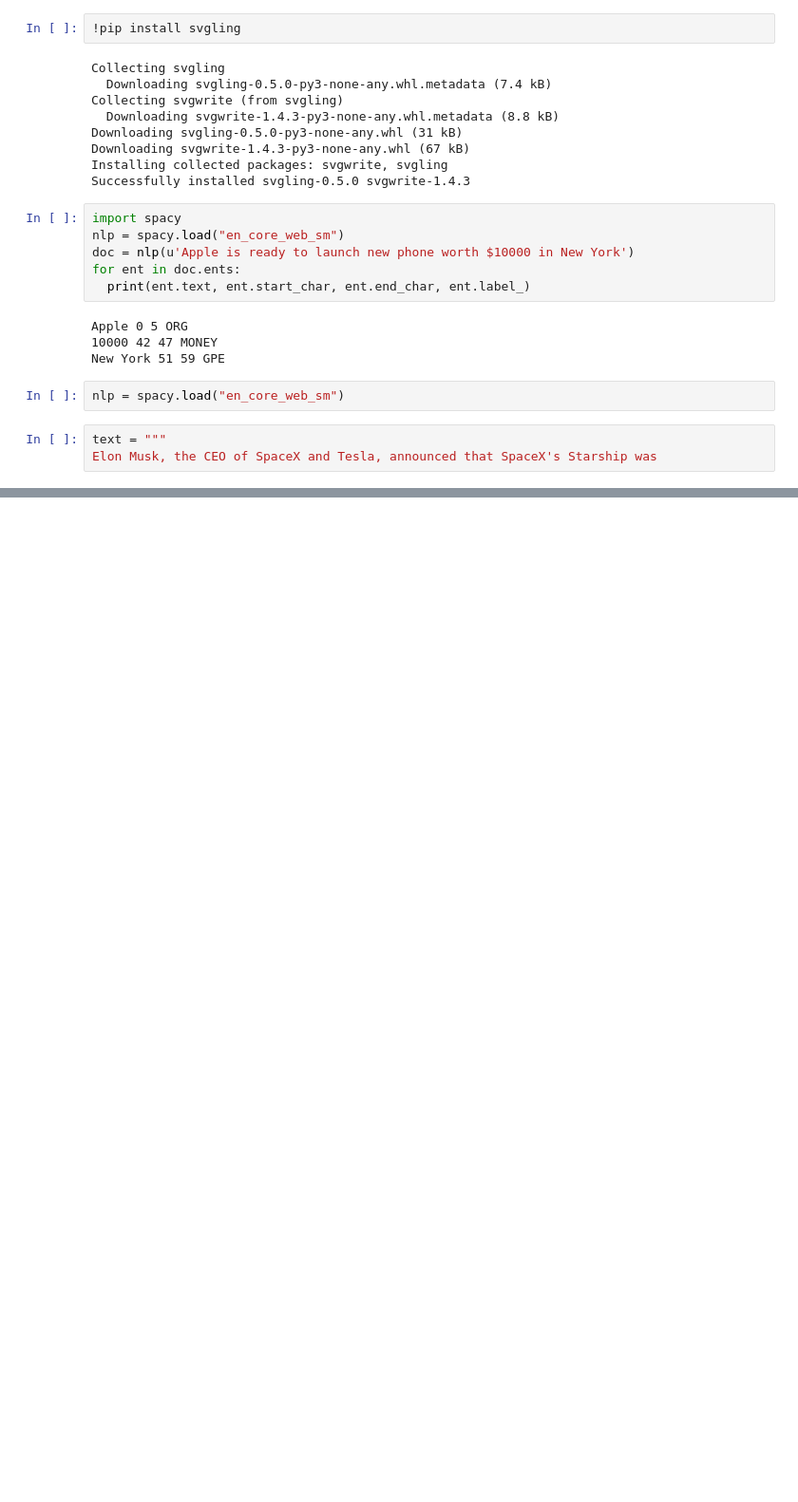
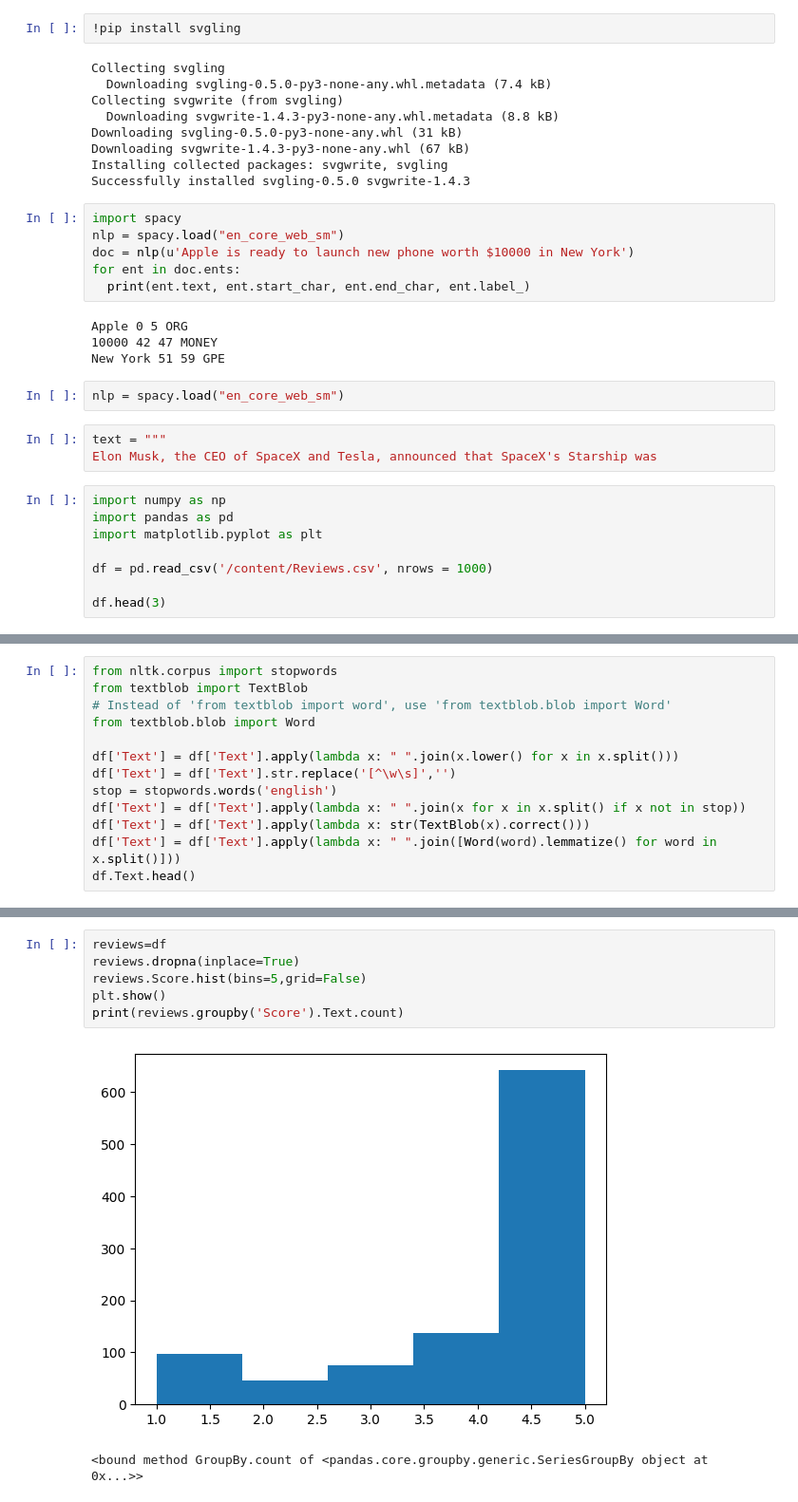
Before and after one commit to srujith7/AD-075, a Jupyter notebook: NER.ipynb, the cells around one changed output, grey strips where cells are left out. Shown: that part at 95% size. Saved outputs shown, nothing was run; the diff lists cells and outputs as text; blank space fills up the shorter version.

```diff
--- a/NER.ipynb
+++ b/NER.ipynb
@@ -67,3 +67,11 @@ nlp = spacy.load("en_core_web_sm")
 # %%
 text = """
 Elon Musk, the CEO of SpaceX and Tesla, announced that SpaceX's Starship was
+# %%
+import numpy as np
+import pandas as pd
+import matplotlib.pyplot as plt
+
+df = pd.read_csv('/content/Reviews.csv', nrows = 1000)
+
+df.head(3)
@@ -69,0 +123,13 @@ Elon Musk, the CEO of SpaceX and Tesla, announced that SpaceX's Starship was
+# %%
+from nltk.corpus import stopwords
+from textblob import TextBlob
+# Instead of 'from textblob import word', use 'from textblob.blob import Word'
+from textblob.blob import Word
+
+df['Text'] = df['Text'].apply(lambda x: " ".join(x.lower() for x in x.split()))
+df['Text'] = df['Text'].str.replace('[^\w\s]','')
+stop = stopwords.words('english')
+df['Text'] = df['Text'].apply(lambda x: " ".join(x for x in x.split() if x not in stop))
+df['Text'] = df['Text'].apply(lambda x: str(TextBlob(x).correct()))
+df['Text'] = df['Text'].apply(lambda x: " ".join([Word(word).lemmatize() for word in x.split()]))
+df.Text.head()
@@ -69,0 +153,9 @@ Elon Musk, the CEO of SpaceX and Tesla, announced that SpaceX's Starship was
+# %%
+reviews=df
+reviews.dropna(inplace=True)
+reviews.Score.hist(bins=5,grid=False)
+plt.show()
+print(reviews.groupby('Score').Text.count)
+# %% [output]
+[figure, added]
+<bound method GroupBy.count of <pandas.core.groupby.generic.SeriesGroupBy object at 0x...>>
```
Also changed, not shown: parts of 9 cells of this notebook.
